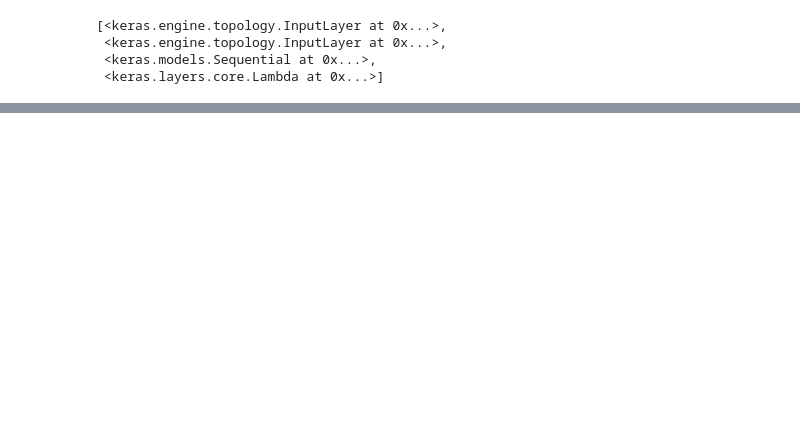
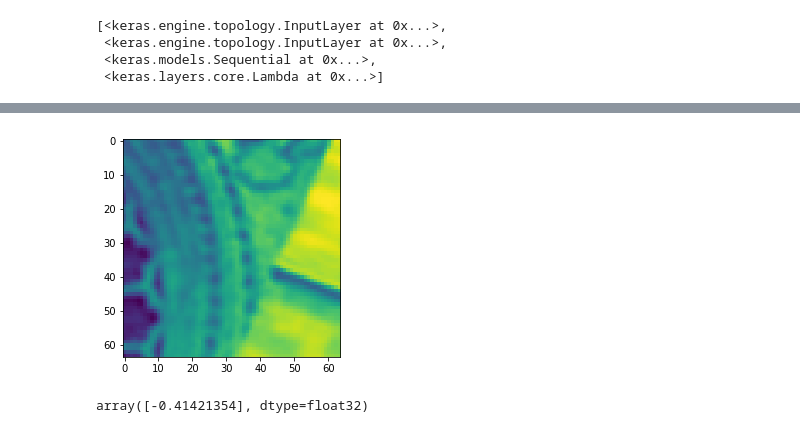
Before and after one commit to semyonkozlov/abbyy-diploma, a Jupyter notebook: descriptor/siamese/siam-l2.ipynb, the cells around one changed output, grey strips where cells are left out. Cells and saved outputs as stored; diff of their text form; code cells hidden in the pictures; blank space fills up the shorter version.

```diff
--- a/descriptor/siamese/siam-l2.ipynb
+++ b/descriptor/siamese/siam-l2.ipynb
@@ -180,0 +187,8 @@ sum(norm(e) for e in embeddings)
+# %%
+plt.imshow(inputs[0][x].reshape(64, 64));
+# %% [output]
+[figure, added]
+# %%
+pred[x]
+# %% [output]
+array([-0.41421354], dtype=float32)
```
Also changed, not shown: parts of 12 cells of this notebook, 2 other files.
